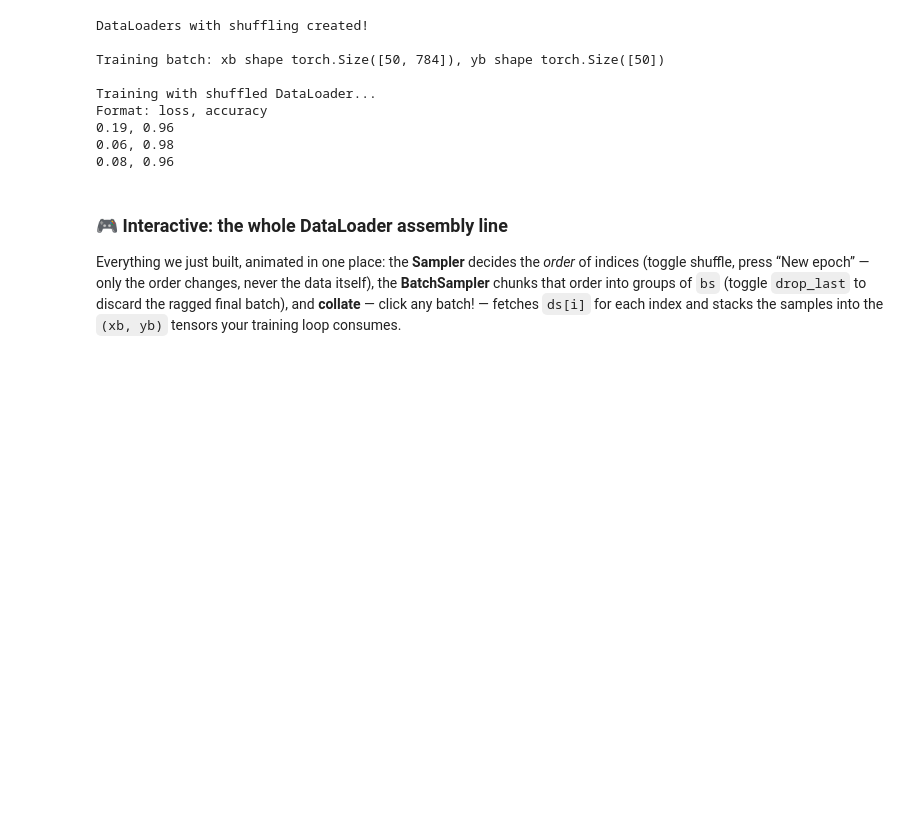
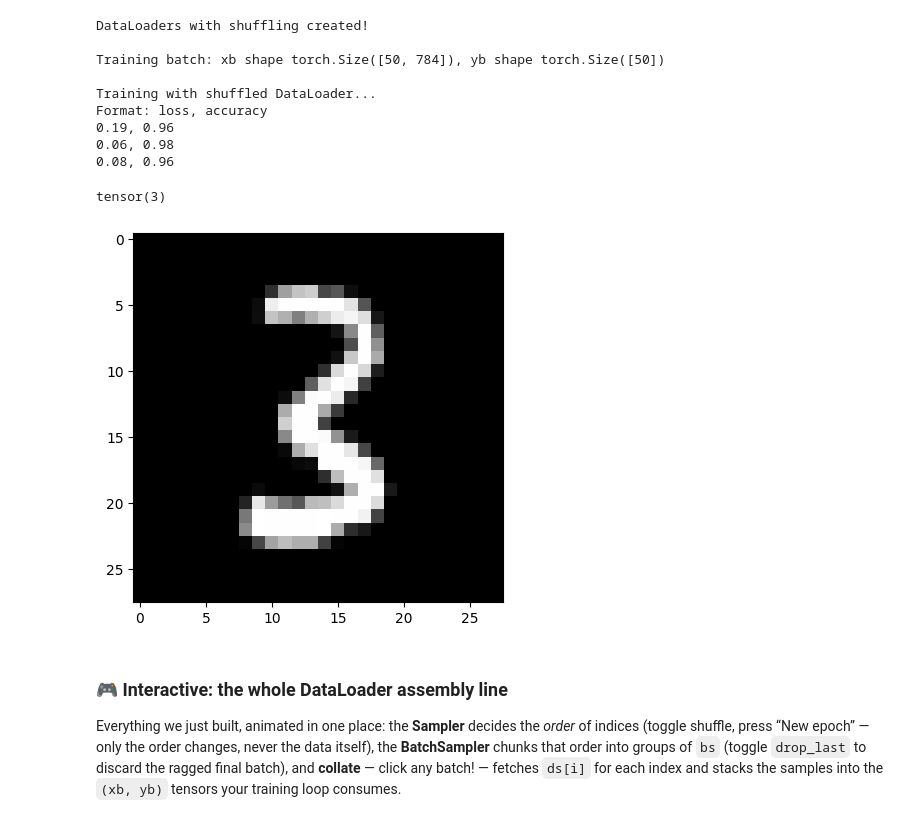
Before and after one commit to shammun/shammunul-fastai-notes, a Jupyter notebook: notebooks/04_minibatch_training_explained_colab.ipynb, the cells around one changed output. Cells and saved outputs as stored; diff of their text form; code cells hidden in the pictures; blank space fills up the shorter version.

```diff
--- a/notebooks/04_minibatch_training_explained_colab.ipynb
+++ b/notebooks/04_minibatch_training_explained_colab.ipynb
@@ -3143,6 +3143,13 @@ Format: loss, accuracy
 0.19, 0.96
 0.06, 0.98
 0.08, 0.96
+# %%
+xb, yb = next(iter(valid_dl))
+plt.imshow(xb[0].view(28, 28))
+yb[0]
+# %% [output]
+tensor(3)
+[figure, added]
 # %% [markdown]
 ### 🎮 Interactive: the whole DataLoader assembly line
 
```
Also changed, not shown: parts of 5 cells of this notebook.
